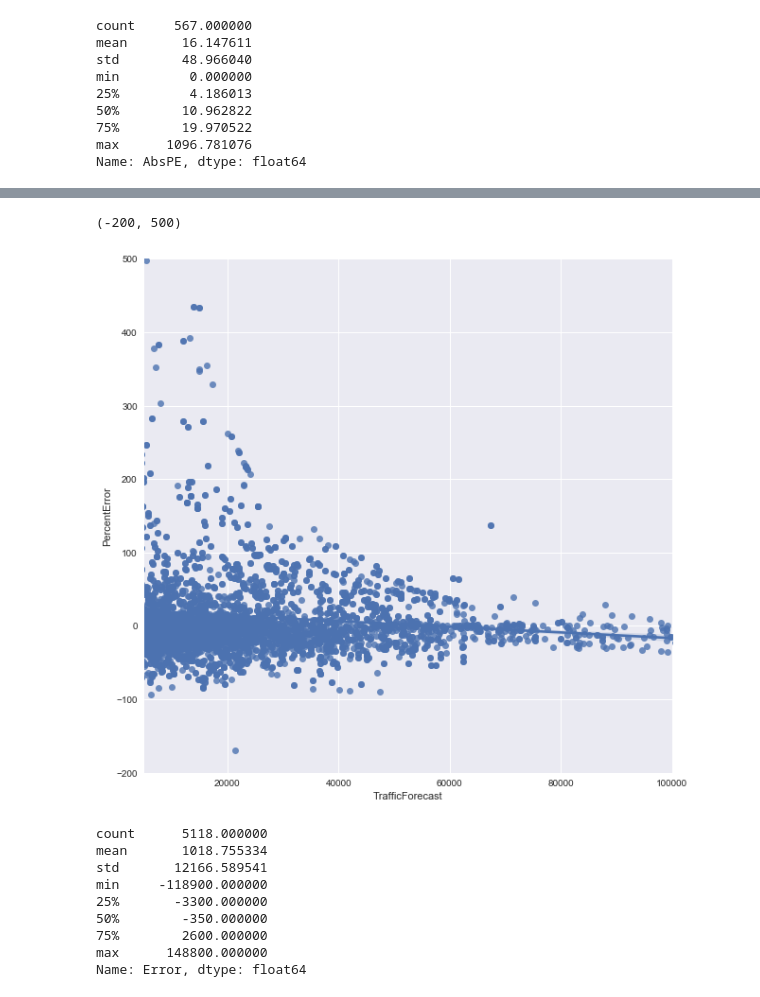
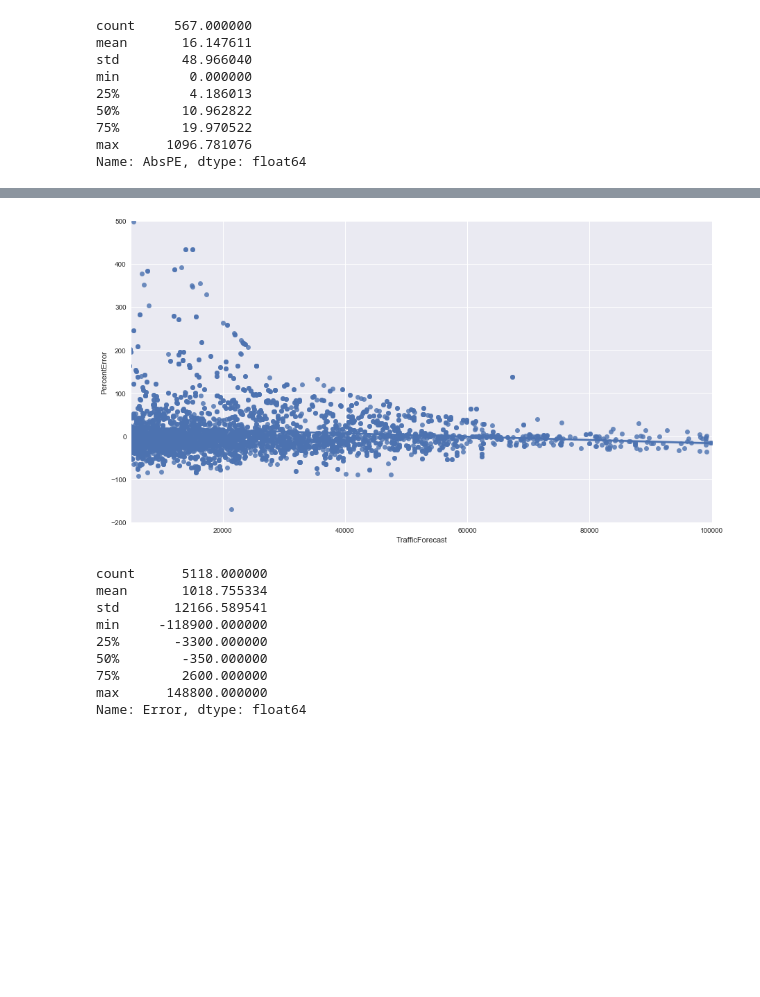
Before and after one commit to jawadmhoque/accuracy-assessment, a Jupyter notebook: Accuracy Algorithm.ipynb, the cells around one changed output, grey strips where cells are left out. Drawn from its saved outputs; the diff is of its cells as text; code cells hidden in the pictures; blank space fills up the shorter version.

```diff
--- a/Accuracy Algorithm.ipynb
+++ b/Accuracy Algorithm.ipynb
@@ -647,7 +647,7 @@ diff_year
 | X | 1.769231 |
 1028 rows × 1 columns
 # %%
-flatdata_adjusted=flatdata_adjusted.assign(DiffYear=flatdata_adjusted['ForecastYear']-flatdata_adjusted['YearForecastProduced'])
+#flatdata_adjusted=flatdata_adjusted.assign(DiffYear=flatdata_adjusted['ForecastYear']-flatdata_adjusted['YearForecastProduced'])
 # %%
 pd.options.display.max_columns=50
 # %%
@@ -1263,13 +1407,12 @@ new.describe()
 | max | 179400.000000 | 172000.000000 | 6.000000 | 2017.000000 | 1.0 | 8.000000 | ... |
 # %%
 ax=sns.regplot(new['TrafficForecast'],new['PercentError'])
-ax.figure.set_size_inches(10,10)
+ax.figure.set_size_inches(15,8)
 ax.set_xlim(5000,100000)
 ax.set_ylim(-200,500)
-#ax.figure.savefig('scatterplot3.png')
+ax.figure.savefig('scatterplottrafficforecast.png')
 # %% [output]
-(-200, 500)
-[figure, old version]
+[figure, new version]
 # %%
 flatdata_adjusted['Error'].describe()
 # %% [output]
```
Also changed, not shown: parts of 15 cells of this notebook, 12 other files.
